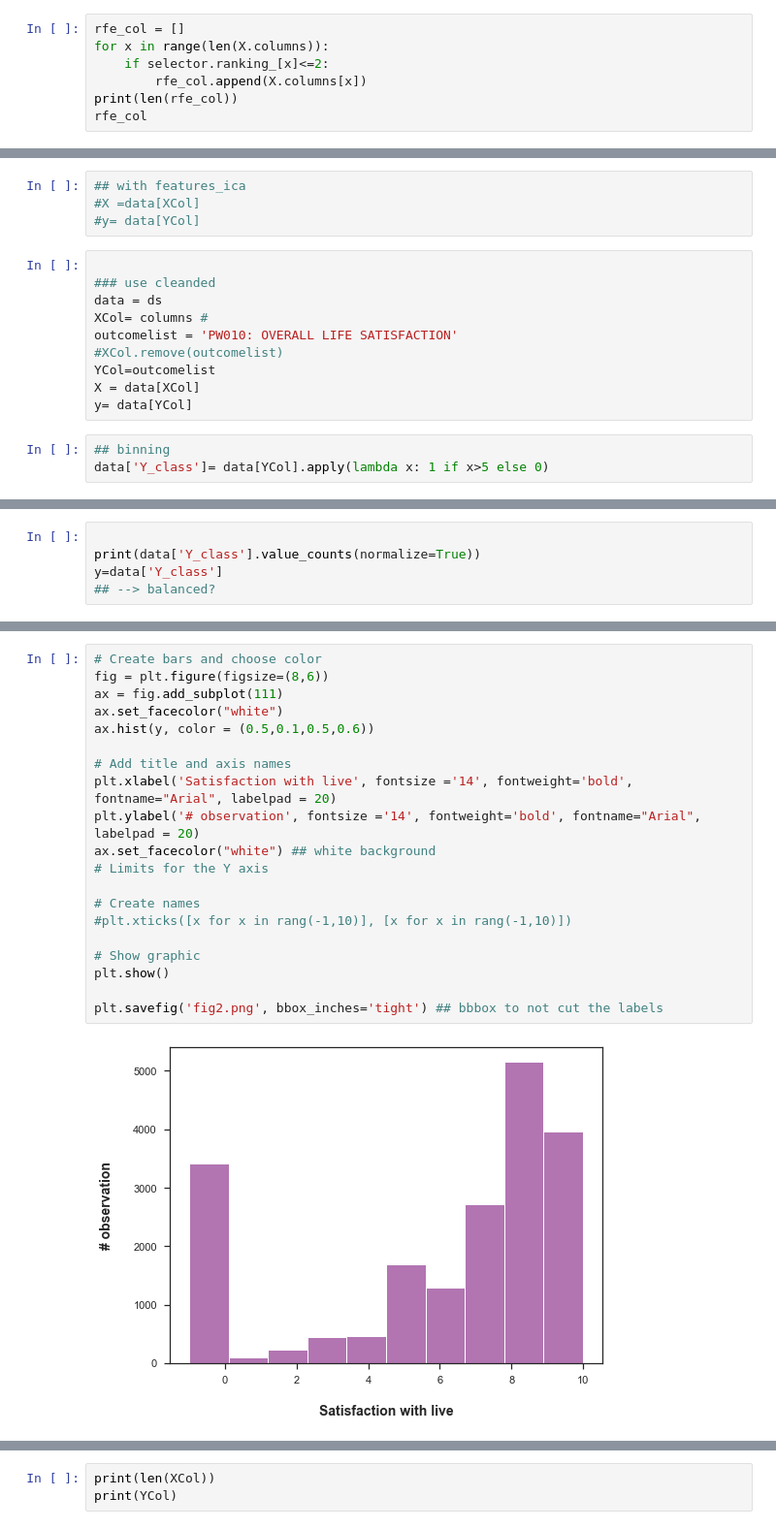
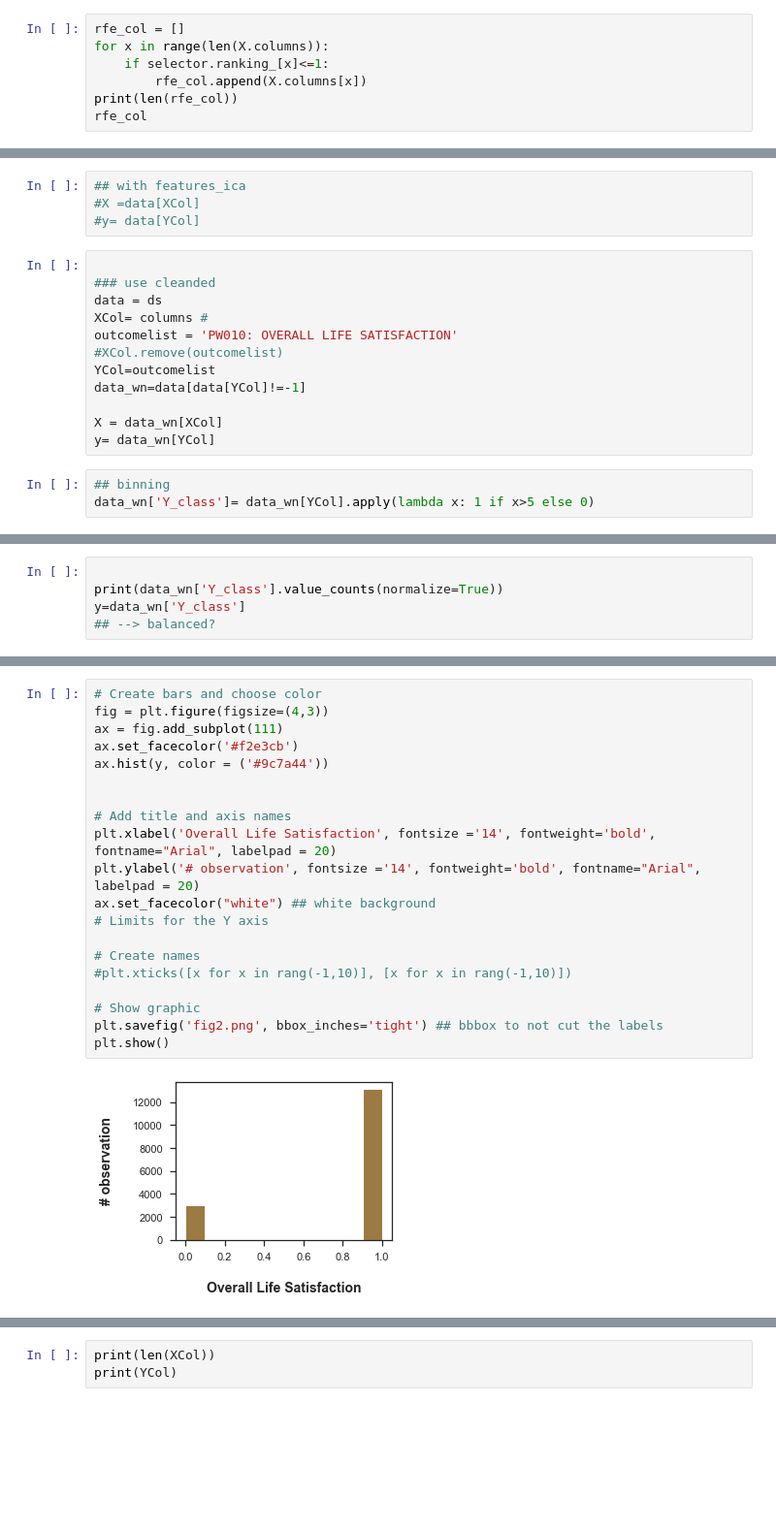
Before and after one commit to ta-data-lis/final-project, a Jupyter notebook: your-project/3_Machine Learning - TRY2.ipynb, the cells around one changed output, grey strips where cells are left out. Shown at 97% size. Saved outputs shown, nothing was run; the diff lists cells and outputs as text; blank space fills up the shorter version.

Commit message:
Push datas for presentation

```diff
--- a/your-project/3_Machine Learning - TRY2.ipynb
+++ b/your-project/3_Machine Learning - TRY2.ipynb
@@ -471,7 +472,7 @@ array([37,  1, 19, 11, 16,  1,  8, 17,  3, 33, 13,  5,  1, 14,  9,  4, 41,
 # %%
 rfe_col = []
 for x in range(len(X.columns)):
-    if selector.ranking_[x]<=2:
+    if selector.ranking_[x]<=1:
         rfe_col.append(X.columns[x])
 print(len(rfe_col))
 rfe_col
@@ -542,8 +546,10 @@ XCol= columns #
 outcomelist = 'PW010: OVERALL LIFE SATISFACTION'
 #XCol.remove(outcomelist)
 YCol=outcomelist
-X = data[XCol]
-y= data[YCol]
+data_wn=data[data[YCol]!=-1]
+
+X = data_wn[XCol]
+y= data_wn[YCol]
 # %%
 ## binning
-data['Y_class']= data[YCol].apply(lambda x: 1 if x>5 else 0)
+data_wn['Y_class']= data_wn[YCol].apply(lambda x: 1 if x>5 else 0)
@@ -550,6 +561,6 @@ data['Y_class']= data[YCol].apply(lambda x: 1 if x>5 else 0)
 # %%
 
-print(data['Y_class'].value_counts(normalize=True))
-y=data['Y_class']
+print(data_wn['Y_class'].value_counts(normalize=True))
+y=data_wn['Y_class']
 ## --> balanced?
 # %% [output]
@@ -558,23 +569,23 @@ y=data['Y_class']
 Name: Y_class, dtype: float64
 # %%
 # Create bars and choose color
-fig = plt.figure(figsize=(8,6))
+fig = plt.figure(figsize=(4,3))
 ax = fig.add_subplot(111)
-ax.set_facecolor("white")
-ax.hist(y, color = (0.5,0.1,0.5,0.6))
+ax.set_facecolor('#f2e3cb')
+ax.hist(y, color = ('#9c7a44'))
+
 
 # Add title and axis names
-plt.xlabel('Satisfaction with live', fontsize ='14', fontweight='bold', fontname="Arial", labelpad = 20)
+plt.xlabel('Overall Life Satisfaction', fontsize ='14', fontweight='bold', fontname="Arial", labelpad = 20)
 plt.ylabel('# observation', fontsize ='14', fontweight='bold', fontname="Arial", labelpad = 20)
 ax.set_facecolor("white") ## white background
 # Limits for the Y axis
 
 # Create names
 #plt.xticks([x for x in rang(-1,10)], [x for x in rang(-1,10)])
 
 # Show graphic
+plt.savefig('fig2.png', bbox_inches='tight') ## bbbox to not cut the labels
 plt.show()
-
-plt.savefig('fig2.png', bbox_inches='tight') ## bbbox to not cut the labels
 # %% [output]
-[figure, old version]
+[figure, new version]
```
Also changed, not shown: parts of 30 cells of this notebook, 9 other files.
